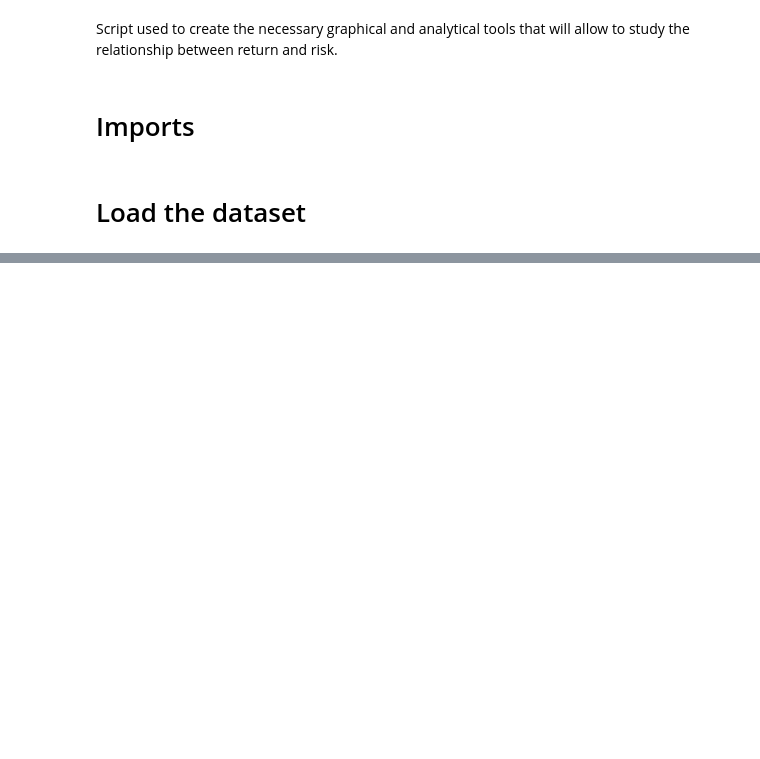
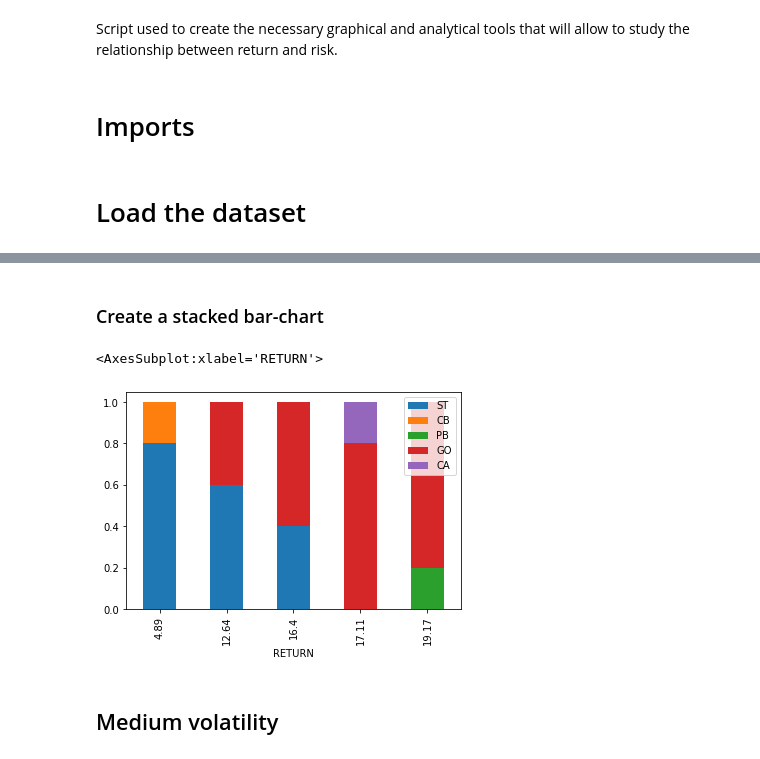
Before and after one commit to javipmontes/Programming4DS, a Jupyter notebook: Code/ReturnRiskAnalysis.ipynb, the cells around one changed output, grey strips where cells are left out. Drawn from its saved outputs; the diff is of its cells as text; code cells hidden in the pictures; blank space fills up the shorter version.

```diff
--- a/Code/ReturnRiskAnalysis.ipynb
+++ b/Code/ReturnRiskAnalysis.ipynb
@@ -35,0 +45,2 @@ plt.show()
+# %%
+df['RETURN'] = df['RETURN'].round(2)
@@ -35,0 +49,3 @@ plt.show()
+# %%
+high_volatility_df = df[df['VOLATILITY'].between(6, 6.5)].sort_values('VOLATILITY')
+high_volatility_df.head(20)
@@ -35,0 +59,11 @@ plt.show()
+# %% [markdown]
+### Create a stacked bar-chart
+# %%
+high_volatility_df = high_volatility_df.drop('VOLATILITY', 1).sort_values('RETURN')
+# %%
+high_volatility_df.plot.bar(x='RETURN', stacked=True)
+# %% [output]
+<AxesSubplot:xlabel='RETURN'>
+[figure, added]
+# %% [markdown]
+## Medium volatility
```
Also changed, not shown: parts of 17 cells of this notebook, 3 other files.
